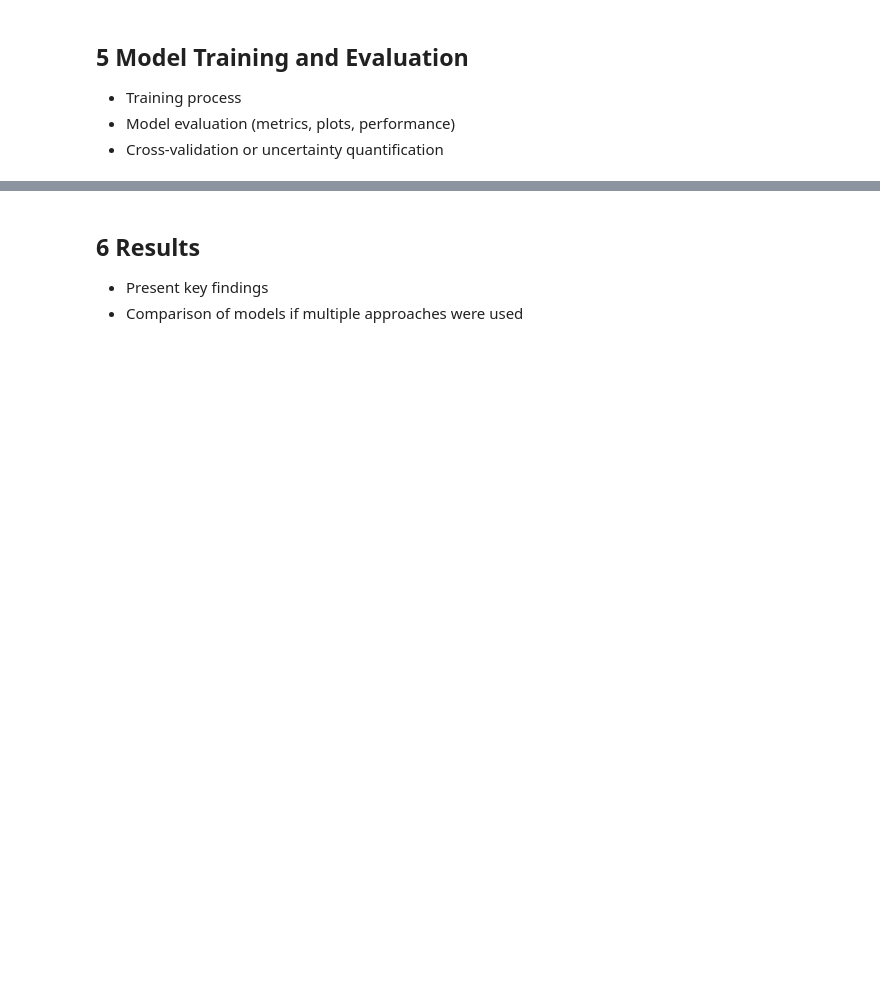
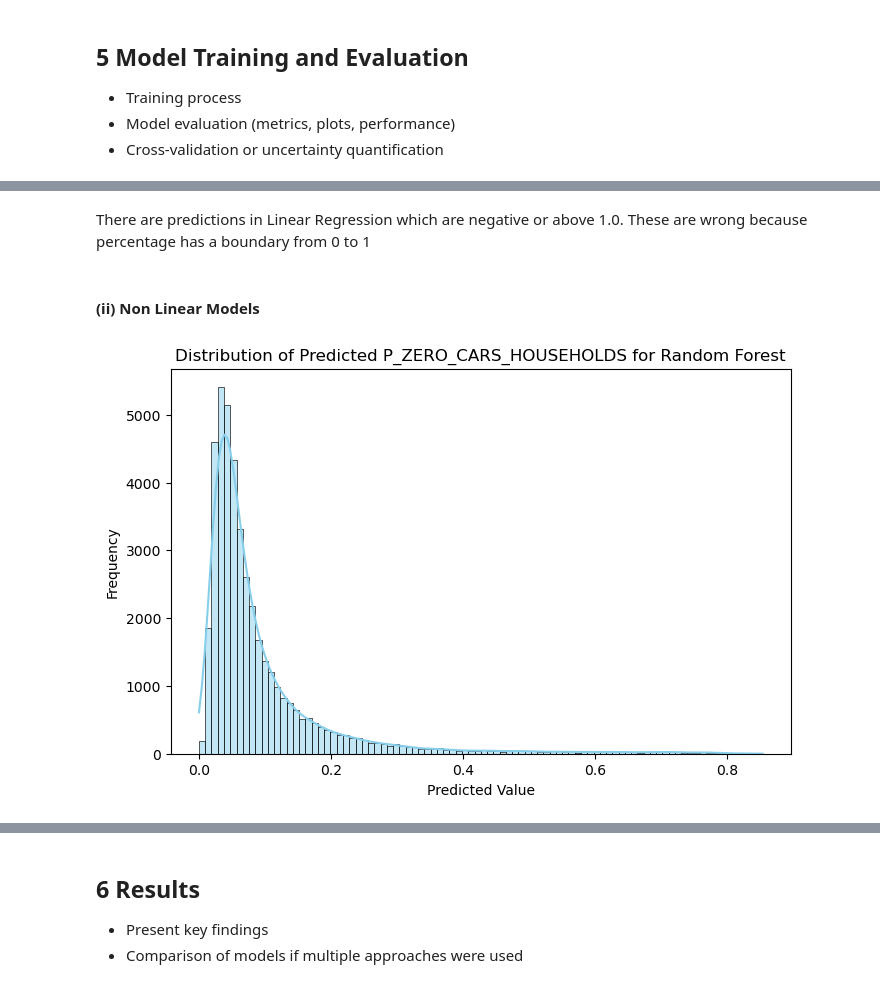
Before and after one commit to metropolisjenensis/Probabilistic-Machine-Learning_lecture-PROJECTS, a Jupyter notebook: projects/15-2BLXXXX_epa_census/notebooks/CarOwnership.ipynb, the cells around one changed output, grey strips where cells are left out. Cells and saved outputs as stored; diff of their text form; code cells hidden in the pictures; blank space fills up the shorter version.

```diff
--- a/projects/15-2BLXXXX_epa_census/notebooks/CarOwnership.ipynb
+++ b/projects/15-2BLXXXX_epa_census/notebooks/CarOwnership.ipynb
@@ -328,0 +643,13 @@ There are definitely some pairs of variables displaying significant correlation.
+# %%
+y_pred = Ridge_model.predict(X_test_scaled)
+
+print("R² for scaled data:", r2_score(y_test, y_pred))
+
+print()
+
+model = Ridge(alpha=10)
+model.fit(X_train, y_train)
+
+y_pred = model.predict(X_test)
+
+print("R² for not scaled data:", r2_score(y_test, y_pred))
@@ -328,0 +715,16 @@ There are definitely some pairs of variables displaying significant correlation.
+# %% [markdown]
+There are predictions in Linear Regression which are negative or above 1.0. These are wrong because percentage has a boundary from 0 to 1
+# %% [markdown]
+#### (ii) Non Linear Models
+# %%
+y_pred = RF_model.predict(X_test_scaled)
+
+# Plot distribution
+plt.figure(figsize=(8, 5))
+sns.histplot(y_pred, bins=90, kde=True, color='skyblue')
+plt.title("Distribution of Predicted P_ZERO_CARS_HOUSEHOLDS for Random Forest")
+plt.xlabel("Predicted Value")
+plt.ylabel("Frequency")
+plt.show()
+# %% [output]
+[figure, added]
```
Also changed, not shown: parts of 94 cells of this notebook, 1 other file.
